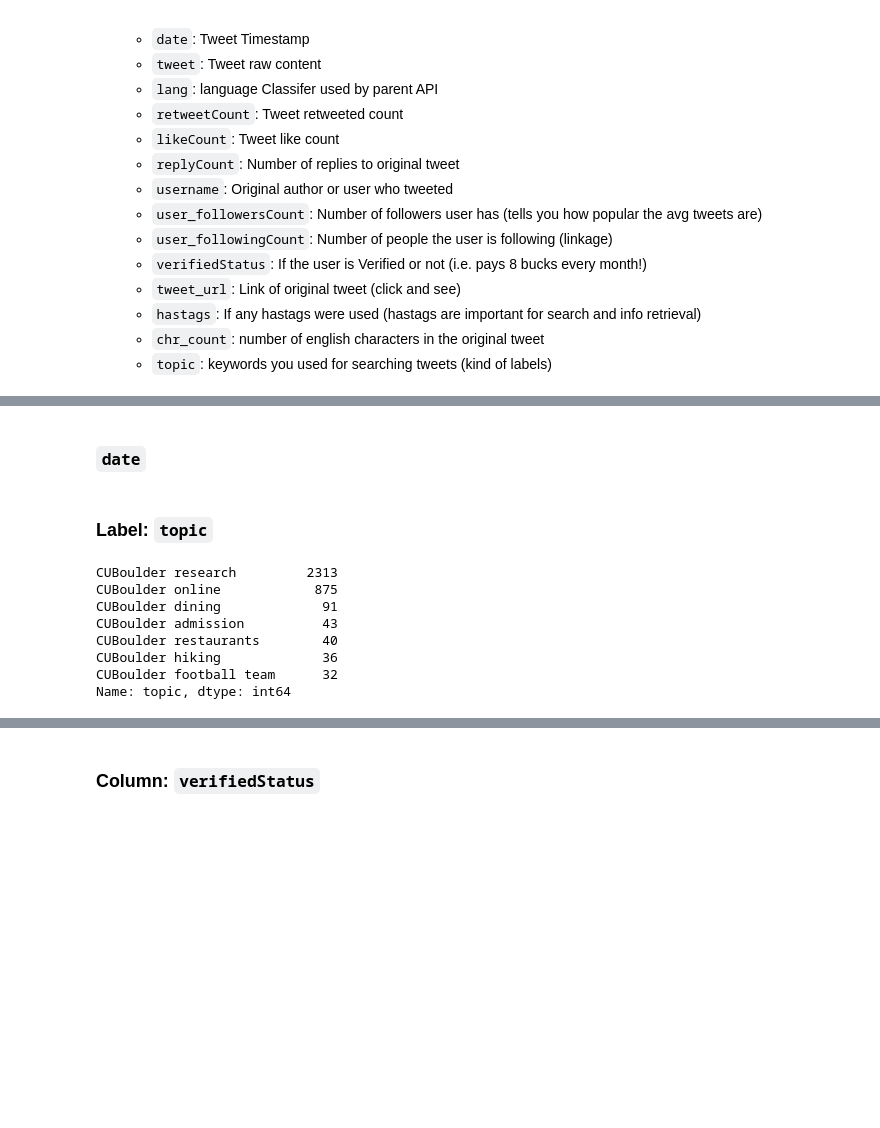
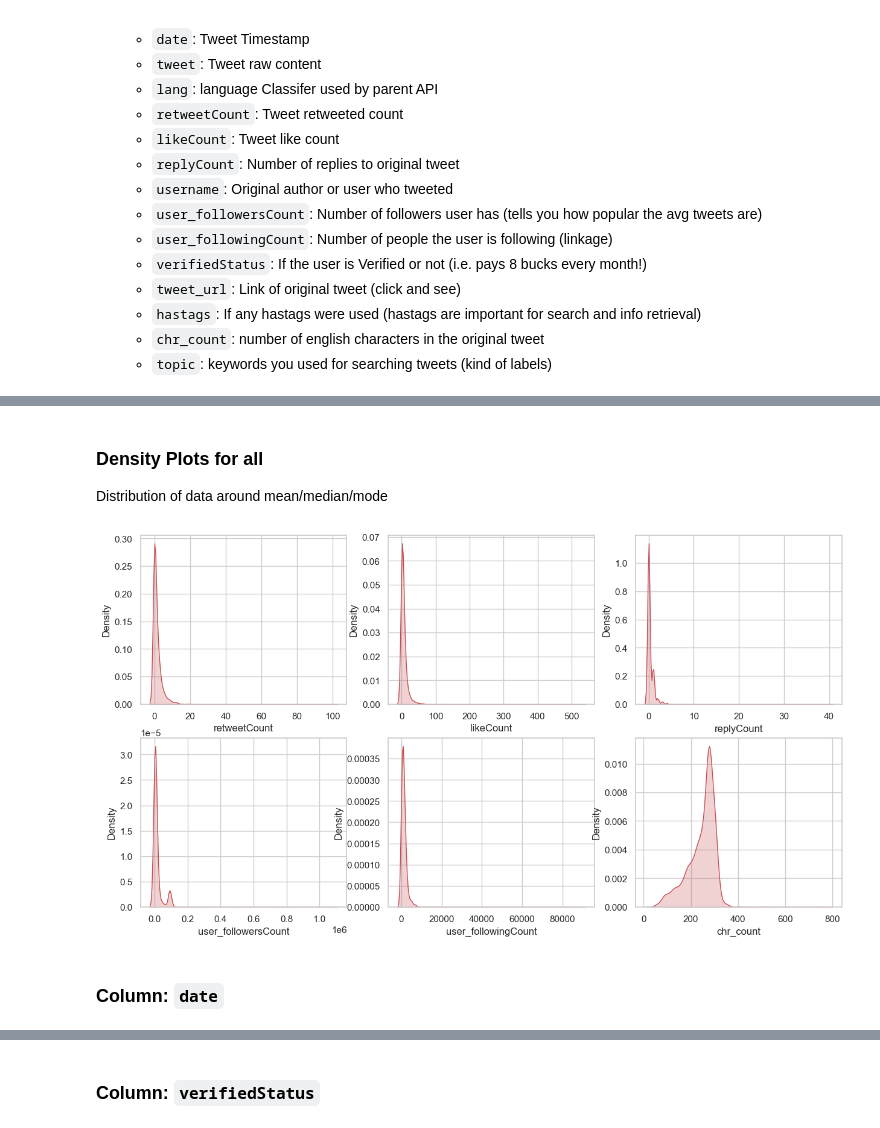
Before and after one commit to pranzell/pranzell.github.io, a Jupyter notebook: source/modules/DataPreprocessing_EDA.ipynb, the cells around one changed output, grey strips where cells are left out. Saved outputs shown, nothing was run; the diff lists cells and outputs as text; code cells hidden in the pictures; blank space fills up the shorter version.

Commit message:
Update DataPreprocessing_EDA.ipynb
Added extended preprocessing

```diff
--- a/source/modules/DataPreprocessing_EDA.ipynb
+++ b/source/modules/DataPreprocessing_EDA.ipynb
@@ -303,17 +370,18 @@ df.head(3)
 # %%
 # temporal
-cols_temporal = 'date'
+cols_temporal = ['date', 'dateDay', 'dateMonth', 'dateMonthYear', 'dateYear']
 
 # content and terms
 cols_text = ['tweet', 'hastags']
-cols_bool = 'verifiedStatus'
+
+# booleans (yes/no)
+cols_bool = ['verifiedStatus']
 
 # identifiers
 cols_id = ['username', 'tweet_url', 'lang']
 
-# quantitative with boolean (yes/no)
-cols_numeric = ['retweetCount', 'likeCount', 'replyCount', 'user_followersCount', 'user_friendsCount',
-                'verifiedStatus', 'tweet_url', 'chr_count']
-
+# quantitative
+cols_numeric = ['retweetCount', 'likeCount', 'replyCount', 'user_followersCount', 'user_followingCount',
+                'chr_count']
 # target
 cols_label = 'topic'
@@ -345,0 +454,9 @@ def descriptive_stats(data_col):
+# %%
+df['label'] = df['topic']\
+                        .replace(['CUBoulder dining', 'CUBoulder admission', 'CUBoulder restaurants', 'CUBoulder hiking', 'CUBoulder football team'], 'cu_others')\
+                        .replace('CUBoulder research', 'cu_research')\
+                        .replace('CUBoulder online', 'cu_online')
+
+plt.figure(figsize=(6,4))
+plt.pie(df['label'].value_counts(normalize=True), labels = df.label.value_counts().index.tolist(), autopct='%.1f')
+plt.title("Distribution of label classes")
@@ -346,5 +466,21 @@ def descriptive_stats(data_col):
+# %% [markdown]
+### Density Plots for all
+
+Distribution of data around mean/median/mode
+# %%
+# DENSITY PLOT: "Frequency vs Values"
+
+f, axes = plt.subplots(2, 3, figsize=(15,8), squeeze=False)
+nrow, ncol = 0,0
+for i, col in enumerate(cols_numeric):
+    if i==3:
+        nrow, ncol = nrow+1, 0
+    sns.kdeplot(df[col], shade=True, color="r", ax=axes[nrow,ncol], palette = 'mako')
+    ncol+=1
+# %% [output]
+[figure, added]
 # %% [markdown]
-### `date`
+### Column: `date`
 # %%
 # Daily Count
 df_day = df.groupby('dateDay').agg({'tweet': 'count', 'retweetCount': 'mean', 'likeCount': 'mean'}).reset_index().sort_values(by=['dateDay'])
@@ -354,18 +490,3 @@ df_monthly = df.groupby('dateMonthYear').agg({'tweet': 'count', 'retweetCount':
 
 # Yearly Count
 df_yearly = df.groupby('dateYear').agg({'tweet': 'count', 'retweetCount': 'mean', 'likeCount': 'mean'}).reset_index().sort_values(by=['dateYear'])
-# %% [markdown]
-### Label: `topic`
-# %%
-# Balanced/Unbalanced ?
-
-df.topic.value_counts()
-# %% [output]
-CUBoulder research         2313
-CUBoulder online            875
-CUBoulder dining             91
-CUBoulder admission          43
-CUBoulder restaurants        40
-CUBoulder hiking             36
-CUBoulder football team      32
-Name: topic, dtype: int64
```
Also changed, not shown: parts of 68 cells of this notebook.
